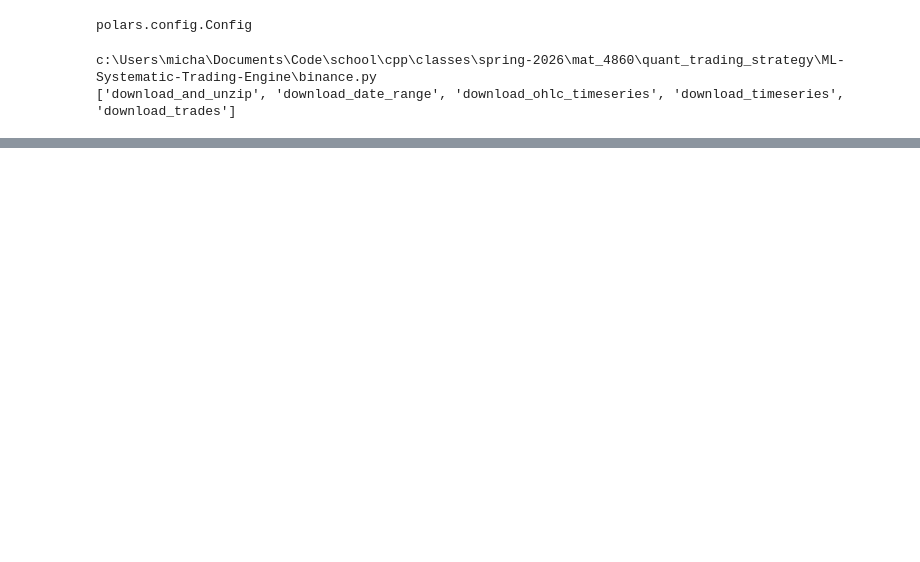
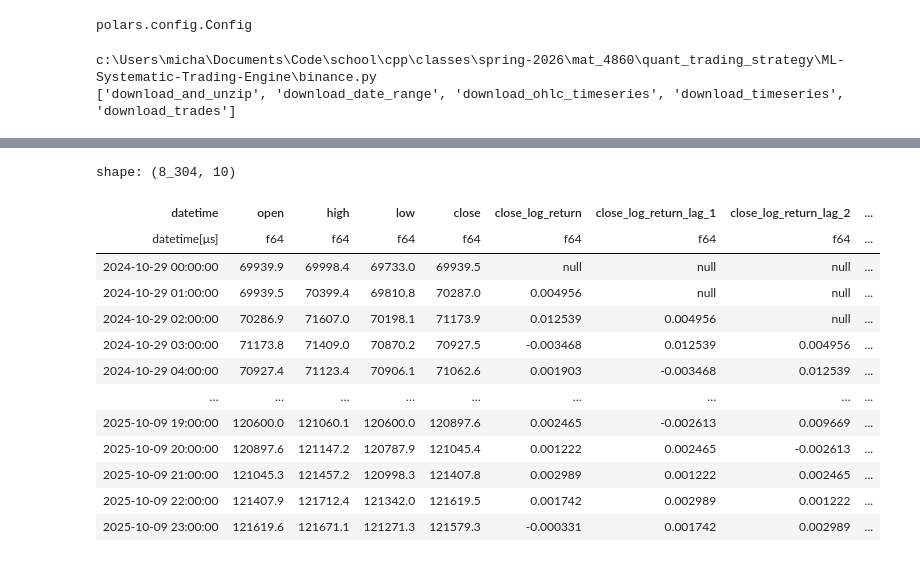
Before and after one commit to MichaelLy766/ML-Systematic-Trading-Engine, a Jupyter notebook: video1.ipynb, the cells around one changed output, grey strips where cells are left out. Saved outputs shown, nothing was run; the diff lists cells and outputs as text; code cells hidden in the pictures; blank space fills up the shorter version.

```diff
--- a/video1.ipynb
+++ b/video1.ipynb
@@ -65,0 +101,3 @@ binance.download_date_range(sym, start_date, end_date)
+# %%
+ts = ts.with_columns((pl.col('close')/pl.col('close').shift(forecast_horizon)).log().alias('close_log_return'))
+ts
@@ -65,0 +119,25 @@ binance.download_date_range(sym, start_date, end_date)
+# %%
+target = 'close_log_return'
+lr = pl.col(target)
+ts = ts.with_columns(
+    lr.shift(forecast_horizon * 1).alias(f'{target}_lag_1'),
+    lr.shift(forecast_horizon * 2).alias(f'{target}_lag_2'),
+    lr.shift(forecast_horizon * 3).alias(f'{target}_lag_3'),
+    lr.shift(forecast_horizon * 4).alias(f'{target}_lag_4'),
+)
+ts
+# %% [output]
+shape: (8_304, 10)
+| datetime | open | high | low | close | close_log_return | close_log_return_lag_1 | close_log_return_lag_2 | ... |
+| datetime[μs] | f64 | f64 | f64 | f64 | f64 | f64 | f64 | ... |
+| 2024-10-29 00:00:00 | 69939.9 | 69998.4 | 69733.0 | 69939.5 | null | null | null | ... |
+| 2024-10-29 01:00:00 | 69939.5 | 70399.4 | 69810.8 | 70287.0 | 0.004956 | null | null | ... |
+| 2024-10-29 02:00:00 | 70286.9 | 71607.0 | 70198.1 | 71173.9 | 0.012539 | 0.004956 | null | ... |
+| 2024-10-29 03:00:00 | 71173.8 | 71409.0 | 70870.2 | 70927.5 | -0.003468 | 0.012539 | 0.004956 | ... |
+| 2024-10-29 04:00:00 | 70927.4 | 71123.4 | 70906.1 | 71062.6 | 0.001903 | -0.003468 | 0.012539 | ... |
+| … | … | … | … | … | … | … | … | ... |
+| 2025-10-09 19:00:00 | 120600.0 | 121060.1 | 120600.0 | 120897.6 | 0.002465 | -0.002613 | 0.009669 | ... |
+| 2025-10-09 20:00:00 | 120897.6 | 121147.2 | 120787.9 | 121045.4 | 0.001222 | 0.002465 | -0.002613 | ... |
+| 2025-10-09 21:00:00 | 121045.3 | 121457.2 | 120998.3 | 121407.8 | 0.002989 | 0.001222 | 0.002465 | ... |
+| 2025-10-09 22:00:00 | 121407.9 | 121712.4 | 121342.0 | 121619.5 | 0.001742 | 0.002989 | 0.001222 | ... |
+| 2025-10-09 23:00:00 | 121619.6 | 121671.1 | 121271.3 | 121579.3 | -0.000331 | 0.001742 | 0.002989 | ... |
```
Also changed, not shown: parts of 14 cells of this notebook.
